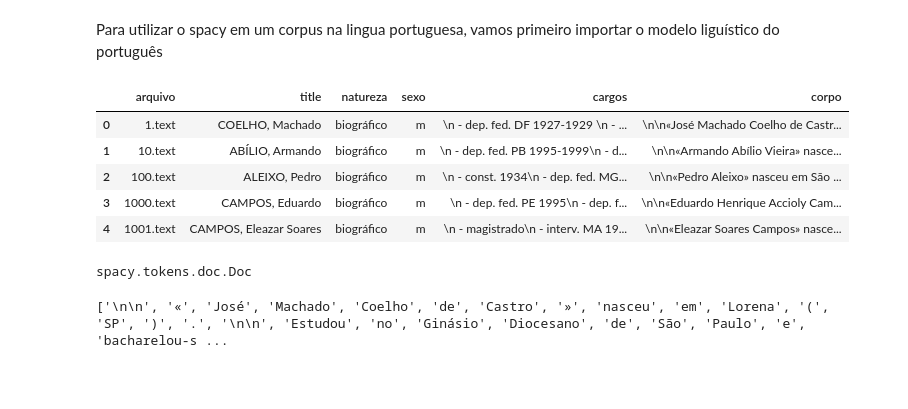
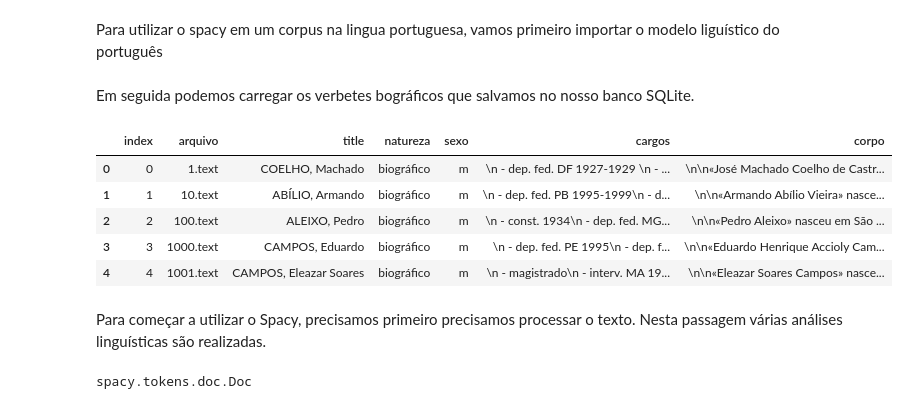
Before and after one commit to fccoelho/text-mining-cientistas-sociais, a Jupyter notebook: Capitulo_3.ipynb, the cells around one changed output. Cells and saved outputs as stored; diff of their text form; code cells hidden in the pictures; blank space fills up the shorter version.

```diff
--- a/Capitulo_3.ipynb
+++ b/Capitulo_3.ipynb
@@ -16,11 +15,17 @@ arquivos  = glob.glob(caminho)
-# %%
-dhbb = tabula_verbete(arquivos)
-dhbb.head()
-# %% [output]
-|  | arquivo | title | natureza | sexo | cargos | corpo |
-| 0 | 1.text | COELHO, Machado | biográfico | m | \n - dep. fed. DF 1927-1929 \n - ... | \n\n«José Machado Coelho de Castr... |
-| 1 | 10.text | ABÍLIO, Armando | biográfico | m | \n - dep. fed. PB 1995-1999\n - d... | \n\n«Armando Abílio Vieira» nasce... |
-| 2 | 100.text | ALEIXO, Pedro | biográfico | m | \n - const. 1934\n - dep. fed. MG... | \n\n«Pedro Aleixo» nasceu em São ... |
-| 3 | 1000.text | CAMPOS, Eduardo | biográfico | m | \n - dep. fed. PE 1995\n - dep. f... | \n\n«Eduardo Henrique Accioly Cam... |
-| 4 | 1001.text | CAMPOS, Eleazar Soares | biográfico | m | \n - magistrado\n - interv. MA 19... | \n\n«Eleazar Soares Campos» nasce... |
+# %% [markdown]
+Em seguida podemos carregar os verbetes bográficos que salvamos no nosso banco SQLite.
+# %%
+eng = create_engine("sqlite:///minha_tabela.sqlite")
+#dhbb = pd.read_sql_table('resultados')
+biograficos = pd.read_sql_query('select * from resultados where natureza="biográfico"', con=eng)
+biograficos.head()
+# %% [output]
+|  | index | arquivo | title | natureza | sexo | cargos | corpo |
+| 0 | 0 | 1.text | COELHO, Machado | biográfico | m | \n - dep. fed. DF 1927-1929 \n - ... | \n\n«José Machado Coelho de Castr... |
+| 1 | 1 | 10.text | ABÍLIO, Armando | biográfico | m | \n - dep. fed. PB 1995-1999\n - d... | \n\n«Armando Abílio Vieira» nasce... |
+| 2 | 2 | 100.text | ALEIXO, Pedro | biográfico | m | \n - const. 1934\n - dep. fed. MG... | \n\n«Pedro Aleixo» nasceu em São ... |
+| 3 | 3 | 1000.text | CAMPOS, Eduardo | biográfico | m | \n - dep. fed. PE 1995\n - dep. f... | \n\n«Eduardo Henrique Accioly Cam... |
+| 4 | 4 | 1001.text | CAMPOS, Eleazar Soares | biográfico | m | \n - magistrado\n - interv. MA 19... | \n\n«Eleazar Soares Campos» nasce... |
+# %% [markdown]
+Para começar a utilizar o Spacy, precisamos primeiro precisamos processar o texto. Nesta passagem várias análises linguísticas são realizadas.
 # %%
@@ -28,7 +33,3 @@ doc = nlp(dhbb.corpo[0])
 type(doc)
 # %% [output]
 spacy.tokens.doc.Doc
-# %%
-print([w.text for w in doc])
-# %% [output]
-['\n\n', '«', 'José', 'Machado', 'Coelho', 'de', 'Castro', '»', 'nasceu', 'em', 'Lorena', '(', 'SP', ')', '.', '\n\n', 'Estudou', 'no', 'Ginásio', 'Diocesano', 'de', 'São', 'Paulo', 'e', 'bacharelou-s ...
```
Also changed, not shown: parts of 22 cells of this notebook, 6 other files.
